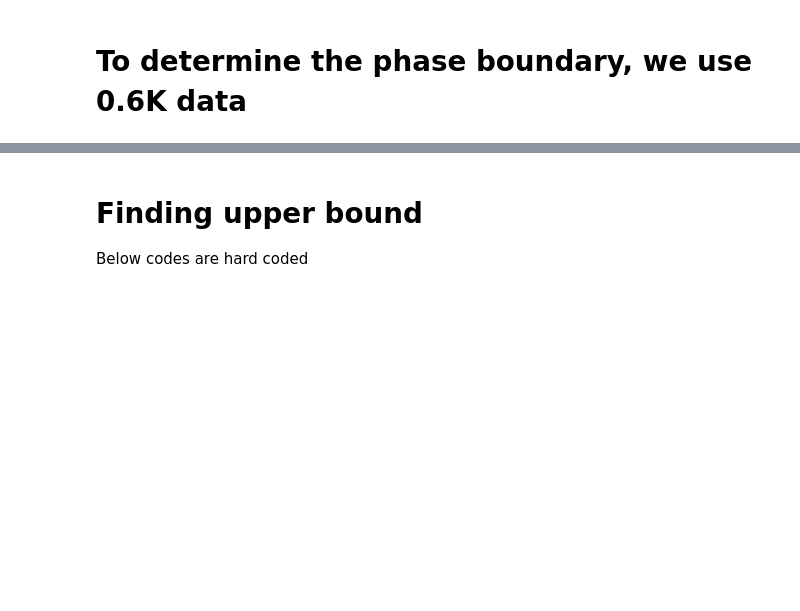
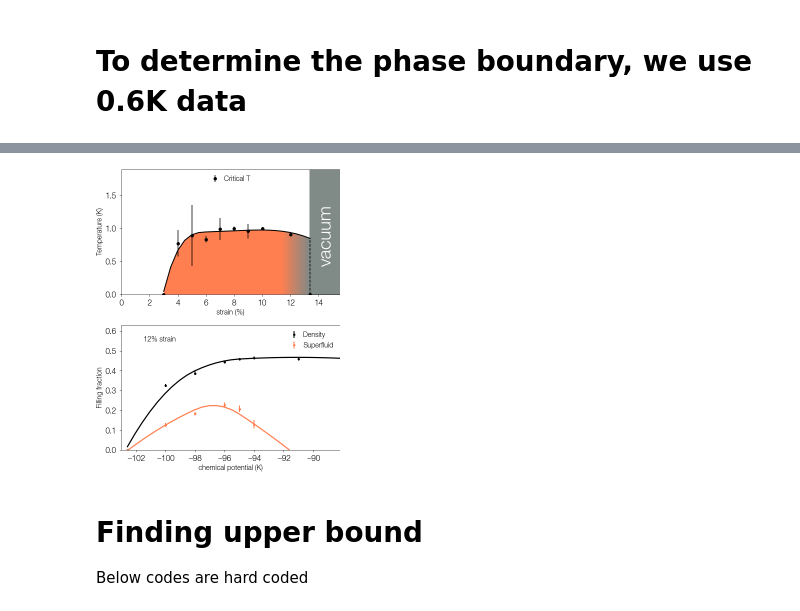
Before and after one commit to DelMaestroGroup/papers-code-Superfluid4HeStrainGraphene, a Jupyter notebook: src/AdsorptionPhaseAnalyzer.ipynb, the cells around one changed output, grey strips where cells are left out. Cells and saved outputs as stored; diff of their text form; code cells hidden in the pictures; blank space fills up the shorter version.

```diff
--- a/src/AdsorptionPhaseAnalyzer.ipynb
+++ b/src/AdsorptionPhaseAnalyzer.ipynb
@@ -644,3 +640,69 @@ with plt.style.context(plot_style['sans']):
+# %%
+# fig = plt.figure(constrained_layout=True)
+# ax_dict = fig.subplot_mosaic(mosaic)
+mosaic = """
+A
+B
+"""
+
+plt.style.reload_library()
+with plt.style.context(plot_style['sans']):
+    fig_stack = plt.figure(constrained_layout=True , figsize = (3.4646, 2.14122*2)) # figsize = [4,3] or 3.4646, 2.14122
+    ax_dict = fig_stack.subplot_mosaic(mosaic)
+    dgutils.fonts.set_custom_font(font_path)
+
+    ax1 = ax_dict["A"]
+
+    sfregime = ax1.fill_between(new_x3, f_Tc(new_x3), color='none')
+
+    verts = np.vstack([p.vertices for p in sfregime.get_paths()])
+    gradient = ax1.imshow(np.linspace(0, 1, 256).reshape(1, -1), cmap=mycmap, aspect='auto',
+                          extent=[verts[:, 0].min(), verts[:, 0].max(), verts[:, 1].min(), verts[:, 1].max()])
+    gradient.set_clip_path(sfregime.get_paths()[0], transform=plt.gca().transData)
+
+    ax1.fill_between([13.4,15.5], [2,2], color=mycmaplist[-1])
+    pline = ax1.plot(new_x3, f_Tc(new_x3), 'k-', linewidth=1.0, )
+    ax1.errorbar(cut_x[:-1]+[13.4,], cut_y[:-1]+[0,],
+                 ms = 6, mfc = 'k',
+                 yerr = cut_y_dev[:-1]+[0,], fmt='.', color = 'k', label = 'Critical T')
+
+    ax1.set_xlabel('strain (%)', ) #fontsize=14
+    ax1.set_ylabel('Temperature (K)', ) #fontsize=14
+    ax1.set_xlim(0,15.5)
+    ax1.set_ylim(0, 1.9)
+#     plt.xticks(fontsize=10)
+#     plt.yticks(fontsize=10)
+    ax1.legend(loc = 'upper center', ) #fontsize = 12
+    ax1.vlines(13.4, 0, f_Tc(13.4), linestyles ="dashed", colors ="k")
+    ax1.text(0.9, 0.25, 'vacuum',transform=ax1.transAxes, fontsize=18, color='white', rotation = 90)
+
+    ###########################################
+    ax2 = ax_dict["B"]
+
+    ax2.set_xlim(-103, -88.2)
+    ax2.set_ylim(0, 0.63)
+
+    ax2.plot(new_mus, f_fc(new_mus), 'k-', linewidth=1.2)
+    ax2.plot(new_mus, f_sfc(new_mus), '-', color = 'coral', linewidth=1.2)
+
+    # plt.scatter(np.array(mus), np.array(fr), s=50, marker='o', color = 'k', facecolors='none', label = 'Density')
+    ax2.errorbar(np.array(mus), np.array(fr), yerr = np.array(frerr),
+                fmt='o', elinewidth=1, label='Density', color='k')
+    ax2.errorbar(np.array(mus), np.array(sfr), yerr = np.array(sfrerr),
+                fmt='o', elinewidth=1, label='Superfluid', color='coral')
+
+    ax2.set_xlabel('chemical potential (K)',) # fontsize=14
+    ax2.set_ylabel('Filling fraction',) # fontsize=14
+    ax2.legend()
+
+    ax2.text(0.1, 0.87, '12% strain',transform=ax2.transAxes, color='black') #  fontsize=12
+
+#     plt.tight_layout()
+    plt.show()
+
+    fig_stack.savefig('../figures/fig4.pdf')
+# %% [output]
+[figure, added]
 # %% [markdown]
 # Finding upper bound
 Below codes are hard coded
```
Also changed, not shown: parts of 7 cells of this notebook, 4 other files.
